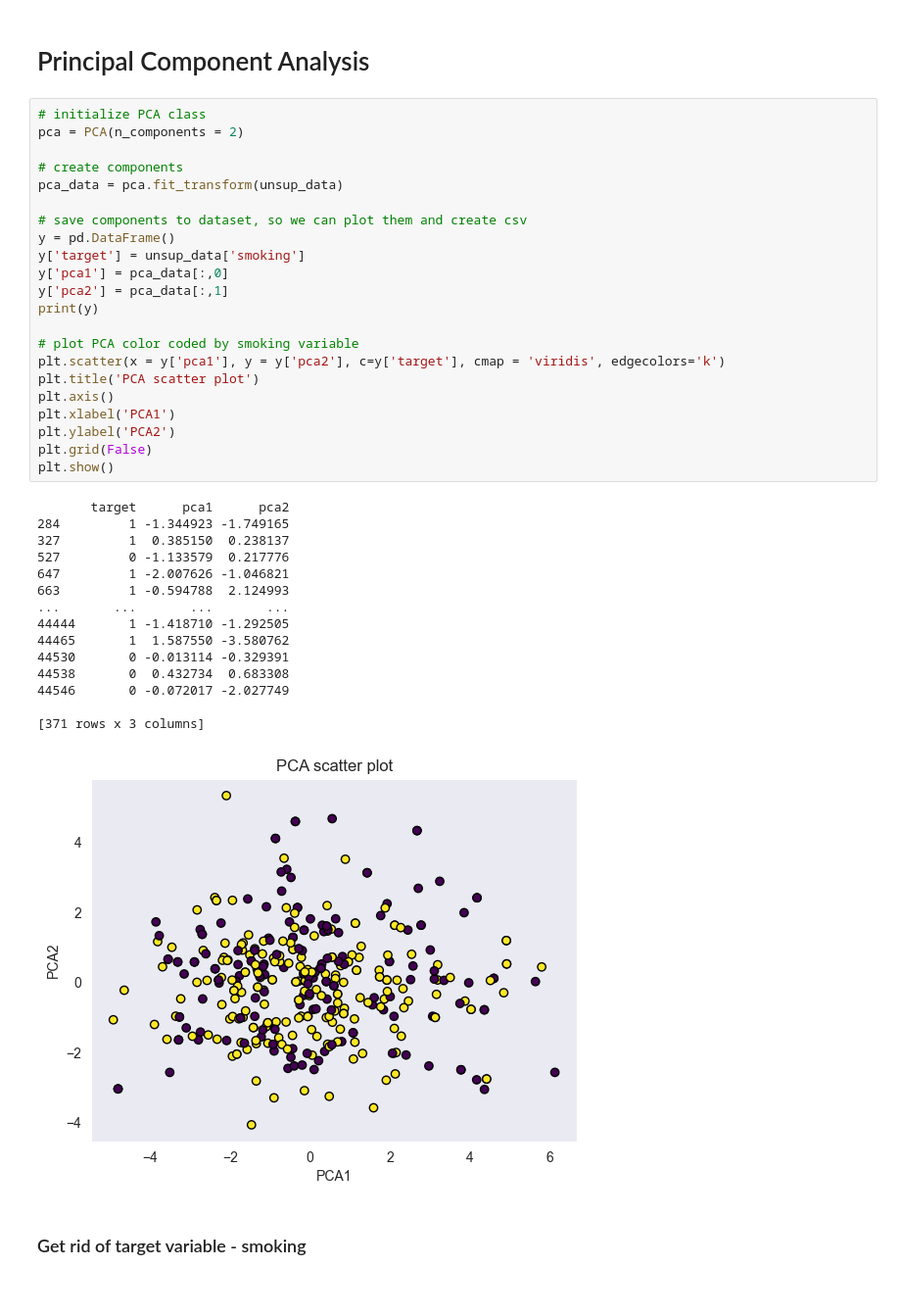
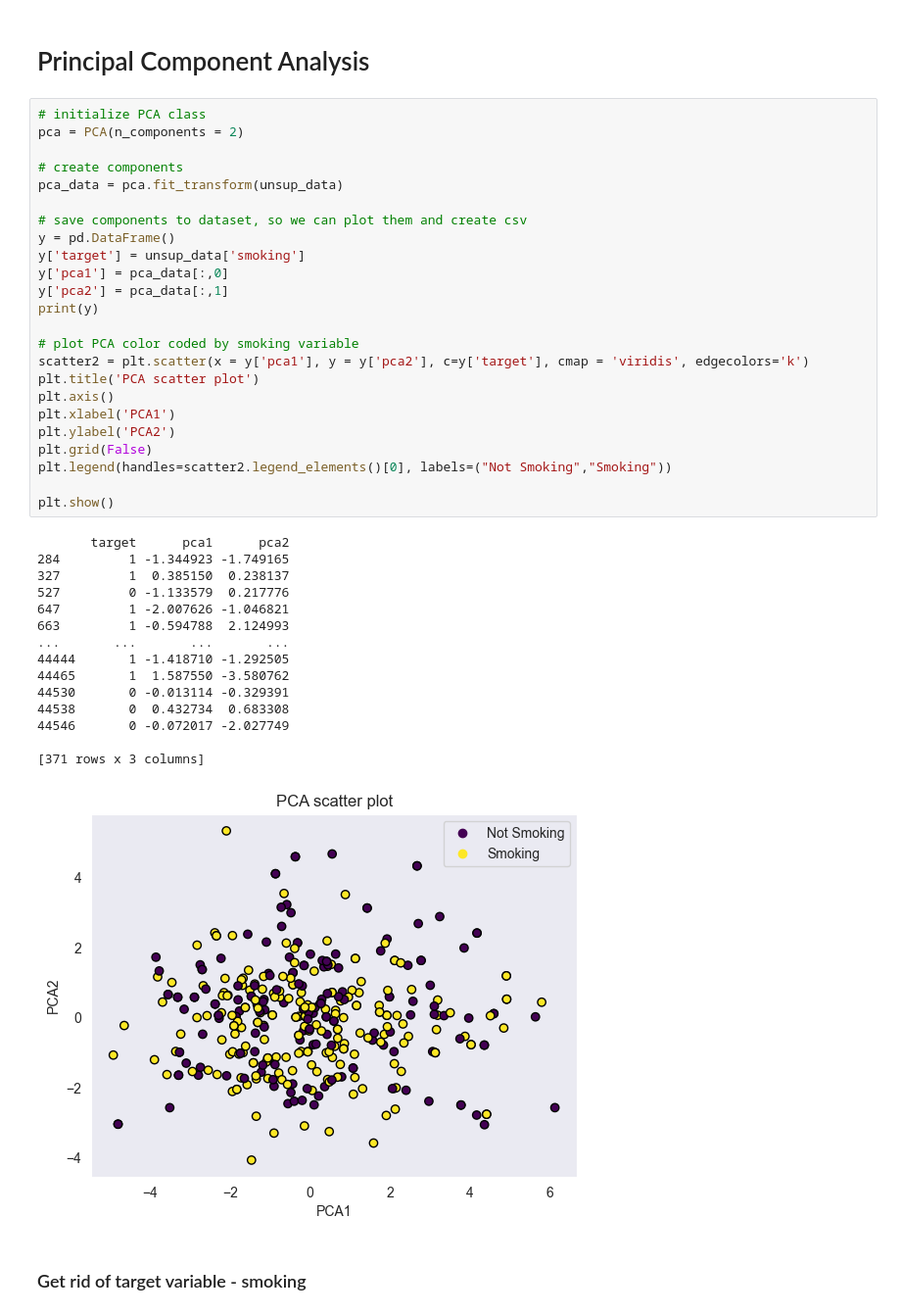
Before and after one commit to balooooooooo/machine_learning_1_coursework, a Jupyter notebook: unsupervised_preprocessing.ipynb, the cells around one changed output. Shown at 98% size. Drawn from its saved outputs; the diff is of its cells as text.

```diff
--- a/unsupervised_preprocessing.ipynb
+++ b/unsupervised_preprocessing.ipynb
@@ -91,35 +92,37 @@ pca_data = pca.fit_transform(unsup_data)
 
 # save components to dataset, so we can plot them and create csv
 y = pd.DataFrame()
 y['target'] = unsup_data['smoking']
 y['pca1'] = pca_data[:,0]
 y['pca2'] = pca_data[:,1]
 print(y)
 
 # plot PCA color coded by smoking variable
-plt.scatter(x = y['pca1'], y = y['pca2'], c=y['target'], cmap = 'viridis', edgecolors='k')
+scatter2 = plt.scatter(x = y['pca1'], y = y['pca2'], c=y['target'], cmap = 'viridis', edgecolors='k')
 plt.title('PCA scatter plot')
 plt.axis()
 plt.xlabel('PCA1')
 plt.ylabel('PCA2')
 plt.grid(False)
+plt.legend(handles=scatter2.legend_elements()[0], labels=("Not Smoking","Smoking"))
+
 plt.show()
 # %% [output]
        target      pca1      pca2
 284         1 -1.344923 -1.749165
 327         1  0.385150  0.238137
 527         0 -1.133579  0.217776
 647         1 -2.007626 -1.046821
 663         1 -0.594788  2.124993
 ...       ...       ...       ...
 44444       1 -1.418710 -1.292505
 44465       1  1.587550 -3.580762
 44530       0 -0.013114 -0.329391
 44538       0  0.432734  0.683308
 44546       0 -0.072017 -2.027749
 
 [371 rows x 3 columns]
-[figure, old version]
+[figure, new version]
 # %% [markdown]
 
 ### Get rid of target variable - smoking
```
Also changed, not shown: parts of 1 cell of this notebook, 1 other file.
